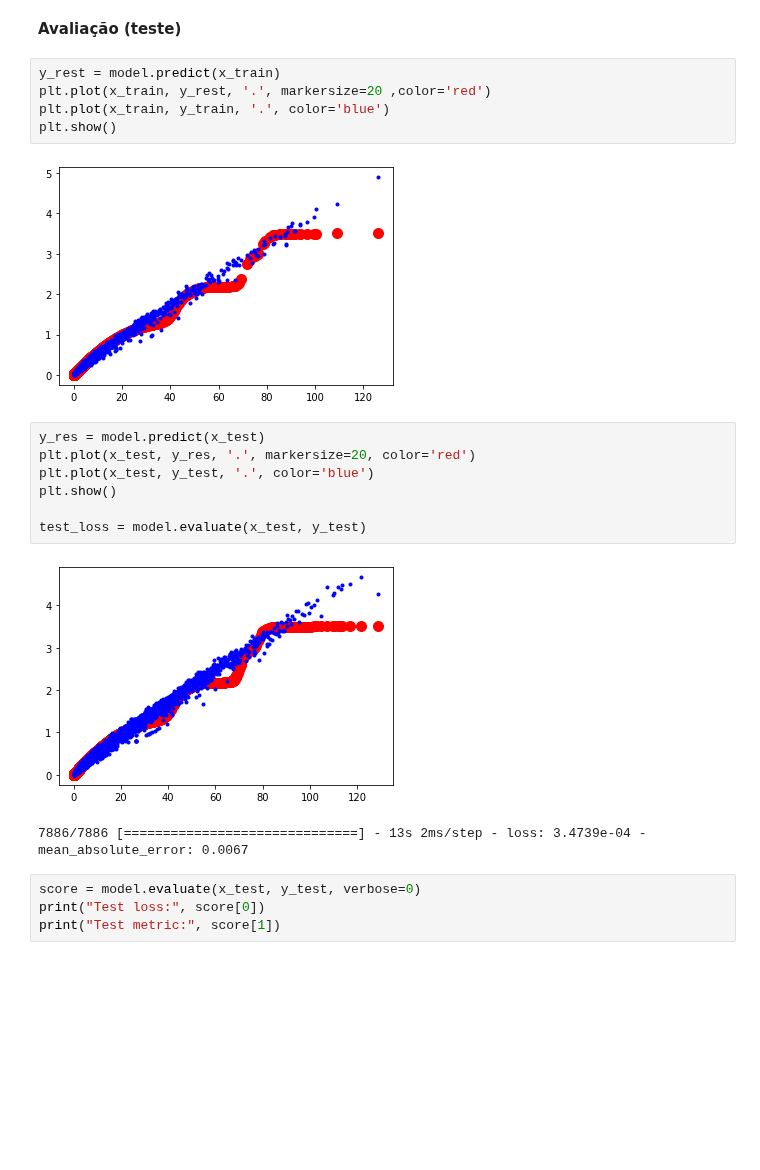
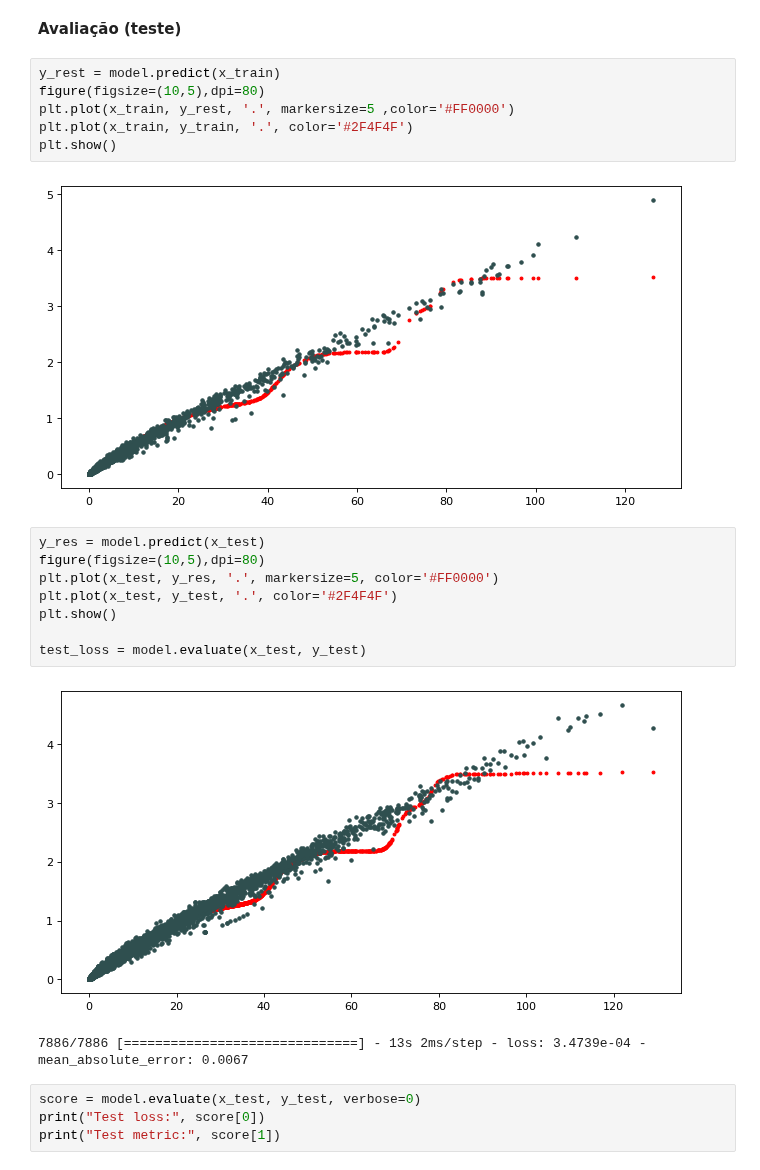
Before and after one commit to lourencocavalcante/Neurocomputacao, a Jupyter notebook: CAP351_Projeto_01_MLP.ipynb, the cells around one changed output. Saved outputs shown, nothing was run; the diff lists cells and outputs as text; blank space fills up the shorter version.

```diff
--- a/CAP351_Projeto_01_MLP.ipynb
+++ b/CAP351_Projeto_01_MLP.ipynb
@@ -307,20 +307,22 @@ plt.show()
 **Avaliação (teste)**
 # %%
 y_rest = model.predict(x_train)
-plt.plot(x_train, y_rest, '.', markersize=20 ,color='red')
-plt.plot(x_train, y_train, '.', color='blue')
+figure(figsize=(10,5),dpi=80)
+plt.plot(x_train, y_rest, '.', markersize=5 ,color='#FF0000')
+plt.plot(x_train, y_train, '.', color='#2F4F4F')
 plt.show()
 # %% [output]
-[figure, old version]
+[figure, new version]
 # %%
 y_res = model.predict(x_test)
-plt.plot(x_test, y_res, '.', markersize=20, color='red')
-plt.plot(x_test, y_test, '.', color='blue')
+figure(figsize=(10,5),dpi=80)
+plt.plot(x_test, y_res, '.', markersize=5, color='#FF0000')
+plt.plot(x_test, y_test, '.', color='#2F4F4F')
 plt.show()
 
 test_loss = model.evaluate(x_test, y_test)
 # %% [output]
-[figure, old version]
+[figure, new version]
 7886/7886 [==============================] - 13s 2ms/step - loss: 3.4739e-04 - mean_absolute_error: 0.0067
 # %%
 score = model.evaluate(x_test, y_test, verbose=0)
```
Also changed, not shown: parts of 3 cells of this notebook.
